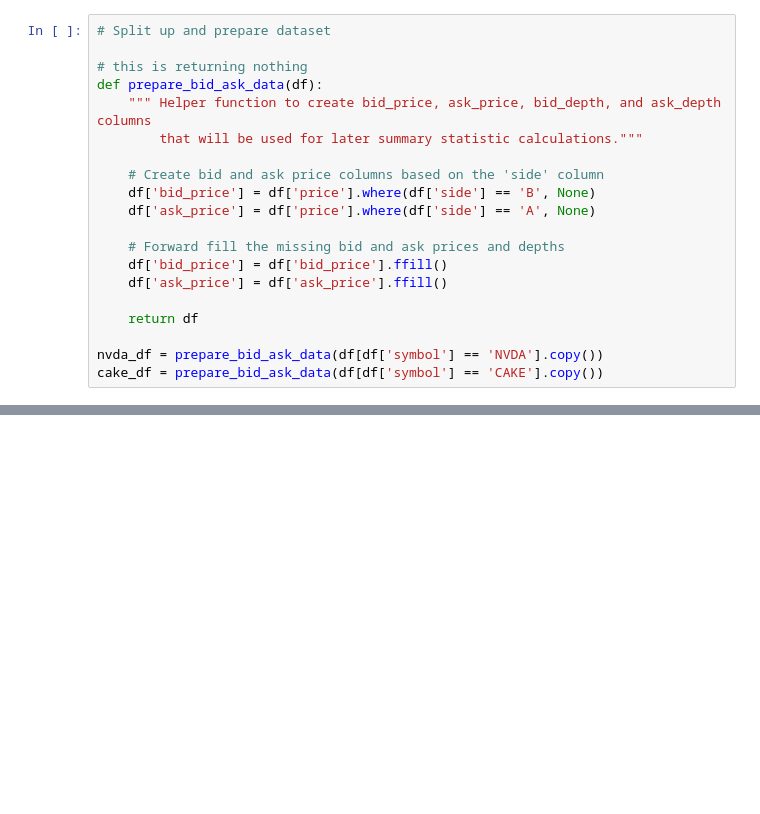
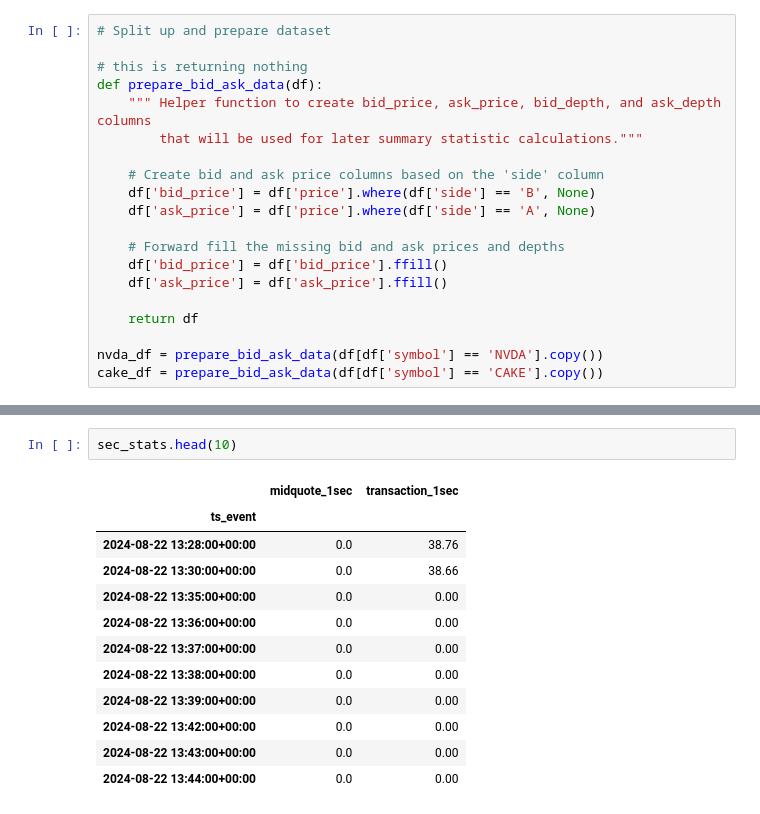
Before and after one commit to amchugh2/230x_team_repo, a Jupyter notebook: hw1.ipynb, the cells around one changed output, grey strips where cells are left out. Cells and saved outputs as stored; diff of their text form; blank space fills up the shorter version.

```diff
--- a/hw1.ipynb
+++ b/hw1.ipynb
@@ -362,0 +428,15 @@ sec_stats.head()
+# %%
+sec_stats.head(10)
+# %% [output]
+|  | midquote_1sec | transaction_1sec |
+| ts_event |  |  |
+| 2024-08-22 13:28:00+00:00 | 0.0 | 38.76 |
+| 2024-08-22 13:30:00+00:00 | 0.0 | 38.66 |
+| 2024-08-22 13:35:00+00:00 | 0.0 | 0.00 |
+| 2024-08-22 13:36:00+00:00 | 0.0 | 0.00 |
+| 2024-08-22 13:37:00+00:00 | 0.0 | 0.00 |
+| 2024-08-22 13:38:00+00:00 | 0.0 | 0.00 |
+| 2024-08-22 13:39:00+00:00 | 0.0 | 0.00 |
+| 2024-08-22 13:42:00+00:00 | 0.0 | 0.00 |
+| 2024-08-22 13:43:00+00:00 | 0.0 | 0.00 |
+| 2024-08-22 13:44:00+00:00 | 0.0 | 0.00 |
```
Also changed, not shown: parts of 14 cells of this notebook.
